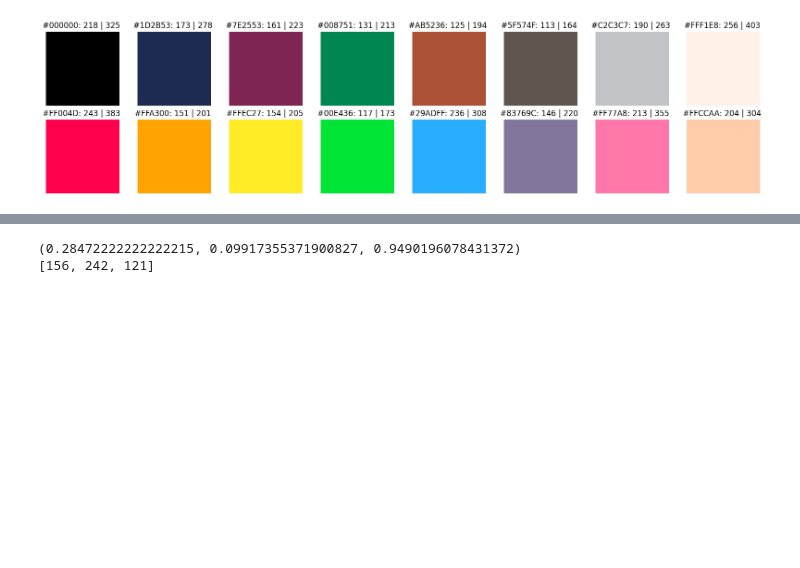
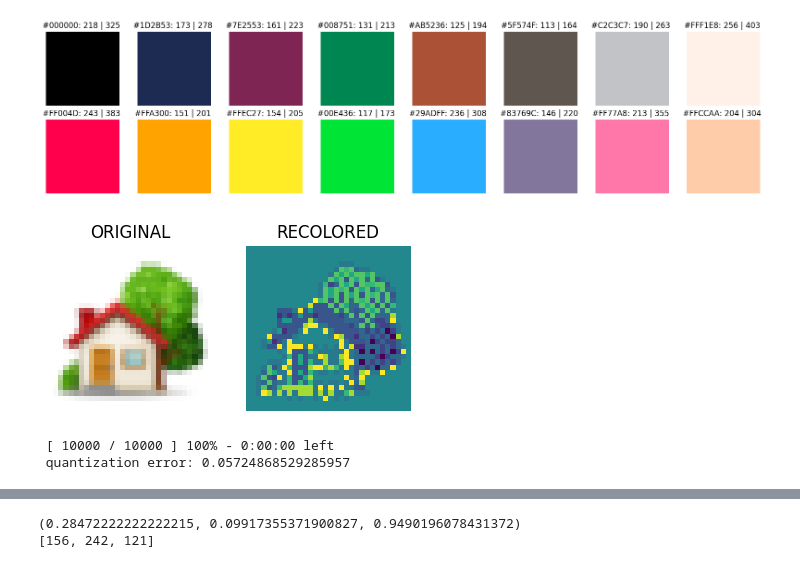
Before and after one commit to MasterMilkX/BMO_chatbot_prototype, a Jupyter notebook: Experimental_Notebooks/sprite_scraper.ipynb, the cells around one changed output, grey strips where cells are left out. Drawn from its saved outputs; the diff is of its cells as text; code cells hidden in the pictures; blank space fills up the shorter version.

Commit message:
downsample and palette recoloring (hsv)

```diff
--- a/Experimental_Notebooks/sprite_scraper.ipynb
+++ b/Experimental_Notebooks/sprite_scraper.ipynb
@@ -487,3 +489,45 @@ showMultiIcons(p_grid,textArr=[f"{PICO_PALETTE[i]}: {int(p_d[i])} | {int(p_d2[i]
 [figure]
 [figure]
 [figure]
+# %%
+# TRY COLOR QUANTIZATION METHODS
+
+# try Pillow library quantization; assume input is NxNx3 array
+def pil_quant(im, palette=PICO_PALETTE):
+    # a palette image to use for quant
+    pal = Image.new("P", (4,4))
+    pp = np.array([hex2rgb(p) for p in palette])
+    # random.shuffle(pp)
+    pal.putpalette(pp.flatten().tolist()+[0,0,0]*(256-len(palette)))
+
+    #transform to PIL image
+    im = Image.fromarray(im)
+
+    #quantize based on palette
+    im = im.quantize(palette=pal)
+    im = np.array(im)
+
+    return im
+
+#test and show
+si = 5556  #6597, 3722, 7372, 5556
+ic = ICON_IMGS[si]
+new_ic = pil_quant(ic,palette=PICO_PALETTE)
+showMultiIcons([ic,new_ic],textArr=['ORIGINAL','RECOLORED'])
+# %% [output]
+[figure, added]
+# %%
+from minisom import MiniSom
+
+ic_dec = np.reshape(ic, (ic.shape[0]*ic.shape[1], 3)) / 255.
+pal_dec = np.array([hex2rgb(p) for p in PICO_PALETTE]) / 255.
+uniq_ic_dec = np.unique(ic_dec,axis=0)
+
+#train
+som = MiniSom(4, 4, 3, sigma=1., learning_rate=0.2, neighborhood_function='bubble')  # 4x4 = 9 final colors
+som._weights = pal_dec.reshape(4,4,3)  # initialize with the palette
+starting_weights = som.get_weights().copy()  # saving the starting weights
+som.train(ic_dec, 10000, random_order=True, verbose=True)
+# %% [output]
+ [ 10000 / 10000 ] 100% - 0:00:00 left
+ quantization error: 0.05724868529285957
```
Also changed, not shown: parts of 10 cells of this notebook, 1 other file.
